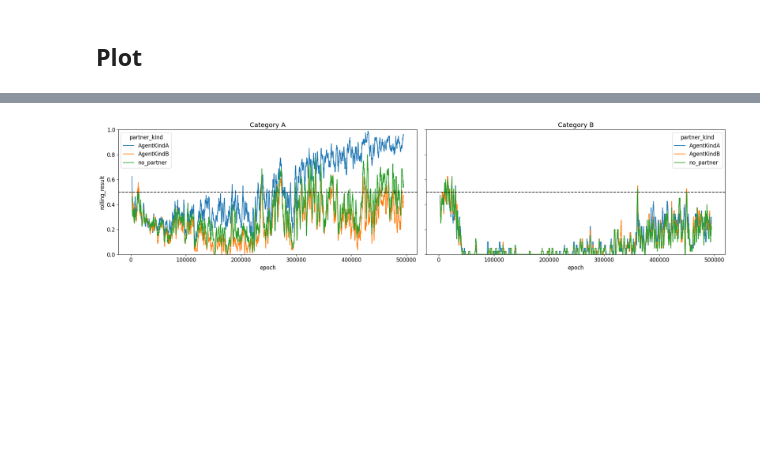
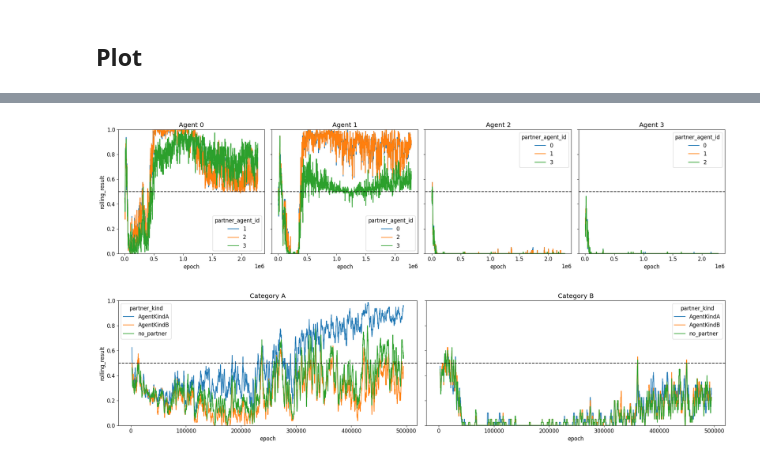
Before and after one commit to social-ai-uoft/sorrel, a Jupyter notebook: sorrel/examples/staghunt_physical/analysis/analysis.ipynb, the cells around one changed output, grey strips where cells are left out. Saved outputs shown, nothing was run; the diff lists cells and outputs as text; code cells hidden in the pictures; blank space fills up the shorter version.

```diff
--- a/sorrel/examples/staghunt_physical/analysis/analysis.ipynb
+++ b/sorrel/examples/staghunt_physical/analysis/analysis.ipynb
@@ -780,3 +782,23 @@ plt.show()
+# %%
+# subplot by agent id
+fig, axs = plt.subplots(1, len(agent_ids), figsize=(20, 5), sharey=True)
+for i, agent_id in enumerate(agent_ids):
+    sns.lineplot(
+        x='epoch',
+        y='rolling_result',
+        hue='partner_agent_id',
+        data=rolling_metrics[rolling_metrics['agent_id'] == agent_id],
+        ax=axs[i],
+        #use a colorful palette
+        palette='tab10')
+    axs[i].set_ylim(0, 1)
+    axs[i].axhline(y=0.5, linestyle='--', color='black')
+    axs[i].set_title(f'Agent {agent_id}')
+    # axs[i].tick_params(axis='x', labelrotation=30)
+plt.tight_layout()
+plt.show()
+# %% [output]
+[figure, added]
 # %%
 fig, axs = plt.subplots(1, 2, figsize=(20, 5), sharey=True)
 
```
Also changed, not shown: parts of 7 cells of this notebook, 13 other files.
